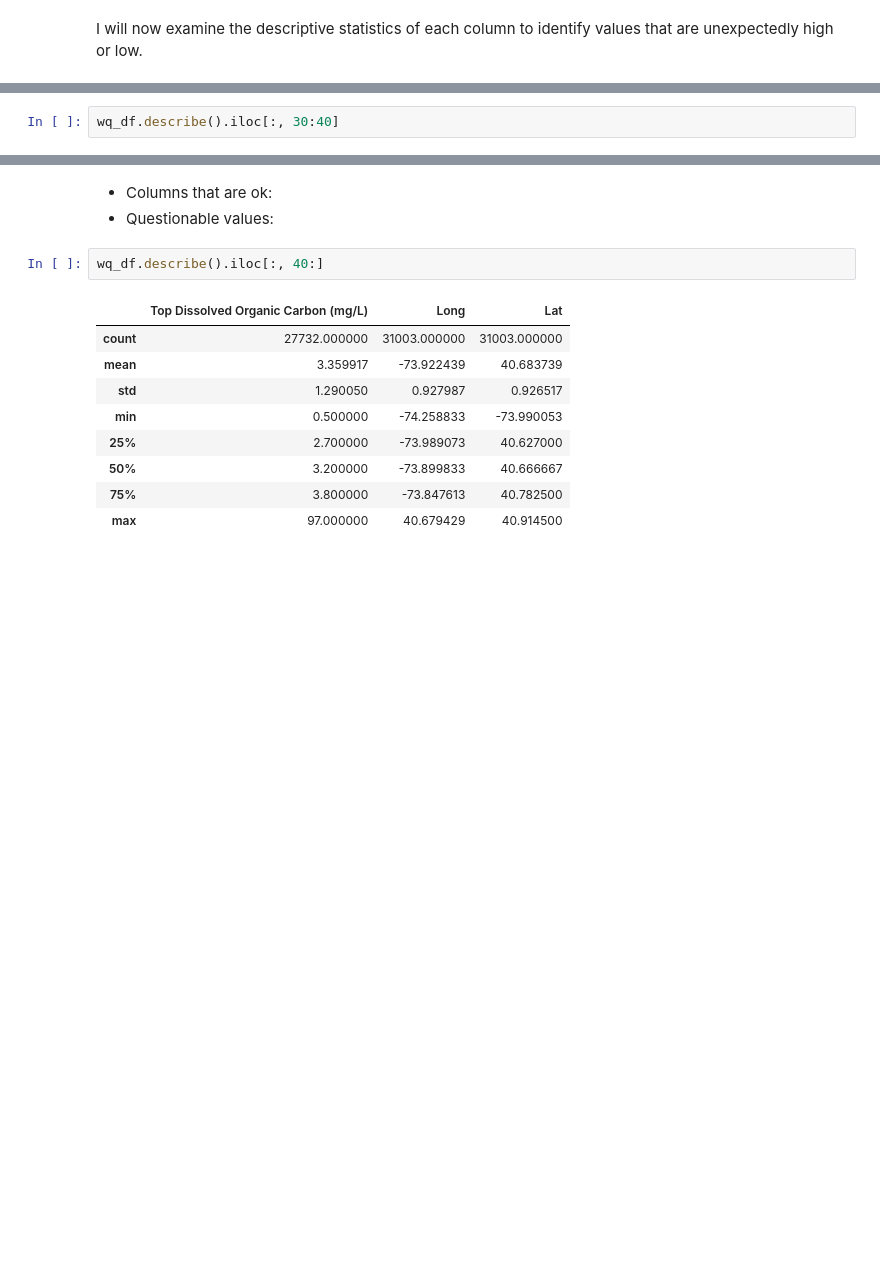
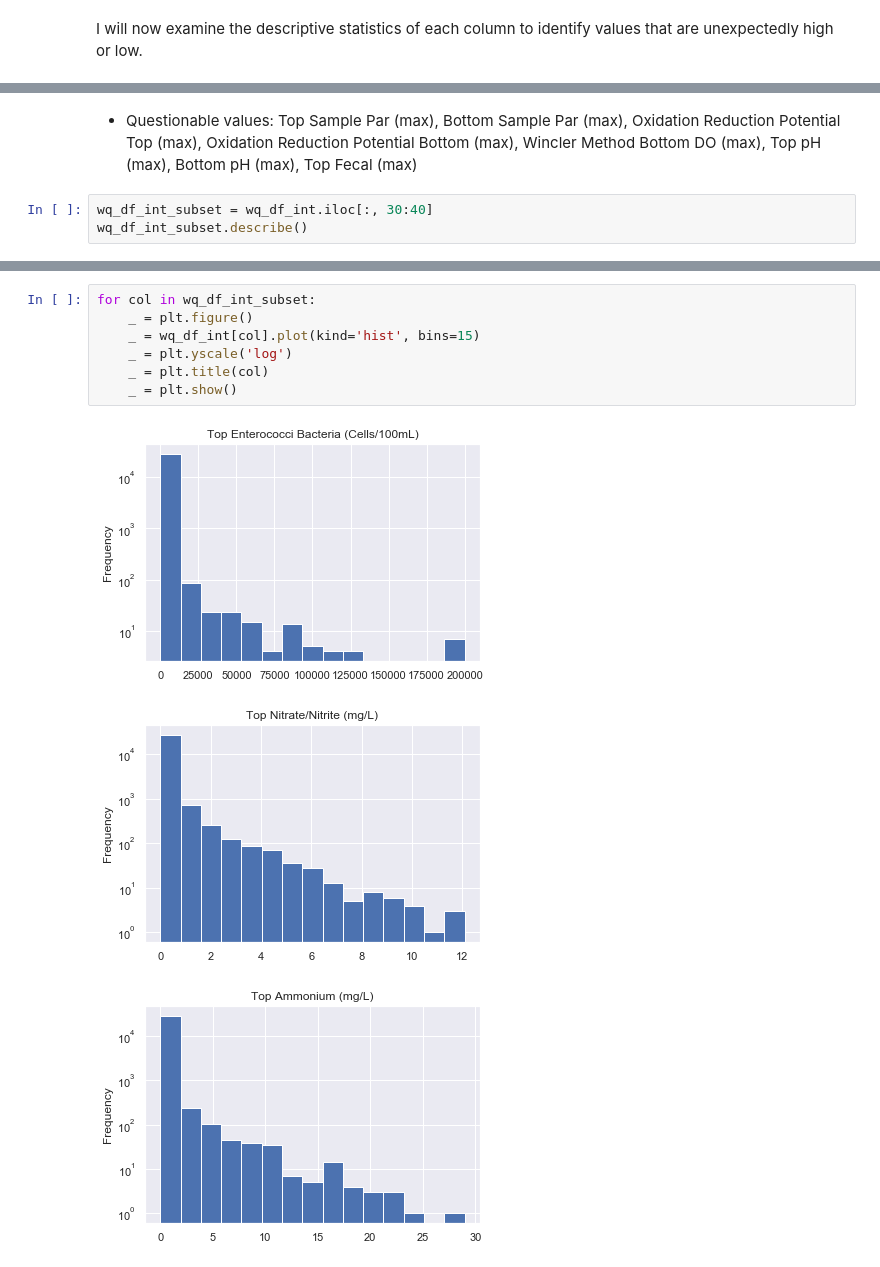
Before and after one commit to dradamski/capstone-two, a Jupyter notebook: notebooks/Data Exploration.ipynb, the cells around one changed output, grey strips where cells are left out. Cells and saved outputs as stored; diff of their text form; blank space fills up the shorter version.

```diff
--- a/notebooks/Data Exploration.ipynb
+++ b/notebooks/Data Exploration.ipynb
@@ -120,5 +123,8 @@ wq_df.describe().iloc[:, 20:30]
+# %% [markdown]
+- Questionable values: Top Sample Par (max), Bottom Sample Par (max), Oxidation Reduction Potential Top (max), Oxidation Reduction Potential Bottom (max), Wincler Method Bottom DO (max), Top pH (max), Bottom pH (max), Top Fecal (max)
 # %%
-wq_df.describe().iloc[:, 30:40]
+wq_df_int_subset = wq_df_int.iloc[:, 30:40]
+wq_df_int_subset.describe()
 # %% [output]
 |  | Top Enterococci Bacteria (Cells/1... | Top Nitrate/Nitrite (mg/L) | Top Ammonium (mg/L) | Top Ortho-Phosphorus (mg/L) | ... |
 | count | 28903.000000 | 28602.000000 | 28574.000000 | 19297.000000 | ... |
@@ -129,18 +135,14 @@ wq_df.describe().iloc[:, 30:40]
 | 50% | 6.000000 | 0.304000 | 0.315000 | 0.115000 | ... |
 | 75% | 32.000000 | 0.438000 | 0.472000 | 0.164000 | ... |
 | max | 200000.000000 | 12.100000 | 29.000000 | 5.210000 | ... |
-# %% [markdown]
-- Columns that are ok:
-- Questionable values:
-# %%
-wq_df.describe().iloc[:, 40:]
-# %% [output]
-|  | Top Dissolved Organic Carbon (mg/L) | Long | Lat |
-| count | 27732.000000 | 31003.000000 | 31003.000000 |
-| mean | 3.359917 | -73.922439 | 40.683739 |
-| std | 1.290050 | 0.927987 | 0.926517 |
-| min | 0.500000 | -74.258833 | -73.990053 |
-| 25% | 2.700000 | -73.989073 | 40.627000 |
-| 50% | 3.200000 | -73.899833 | 40.666667 |
-| 75% | 3.800000 | -73.847613 | 40.782500 |
-| max | 97.000000 | 40.679429 | 40.914500 |
+# %%
+for col in wq_df_int_subset:
+    _ = plt.figure()
+    _ = wq_df_int[col].plot(kind='hist', bins=15)
+    _ = plt.yscale('log')
+    _ = plt.title(col)
+    _ = plt.show()
+# %% [output]
+[figure, added]
+[figure, added]
+[figure, added]
```
Also changed, not shown: parts of 17 cells of this notebook.
